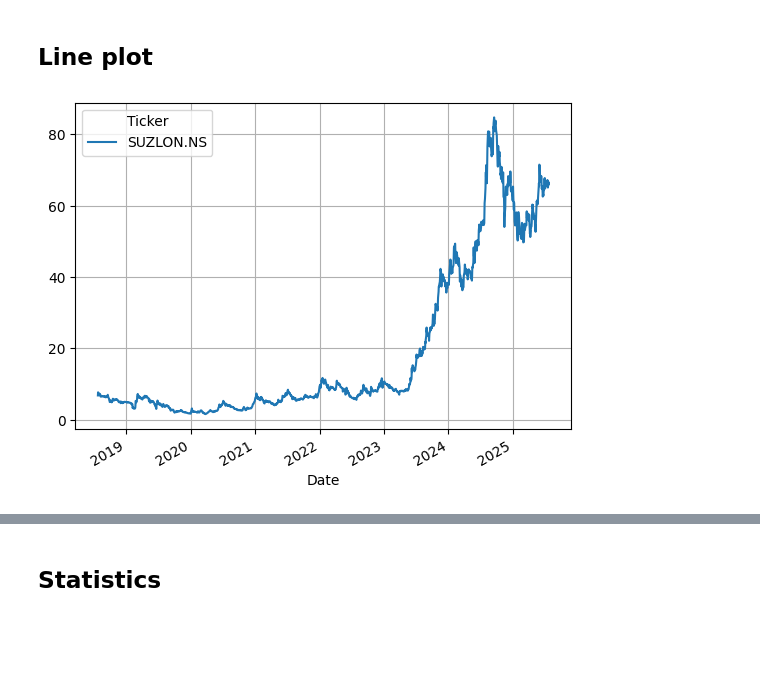
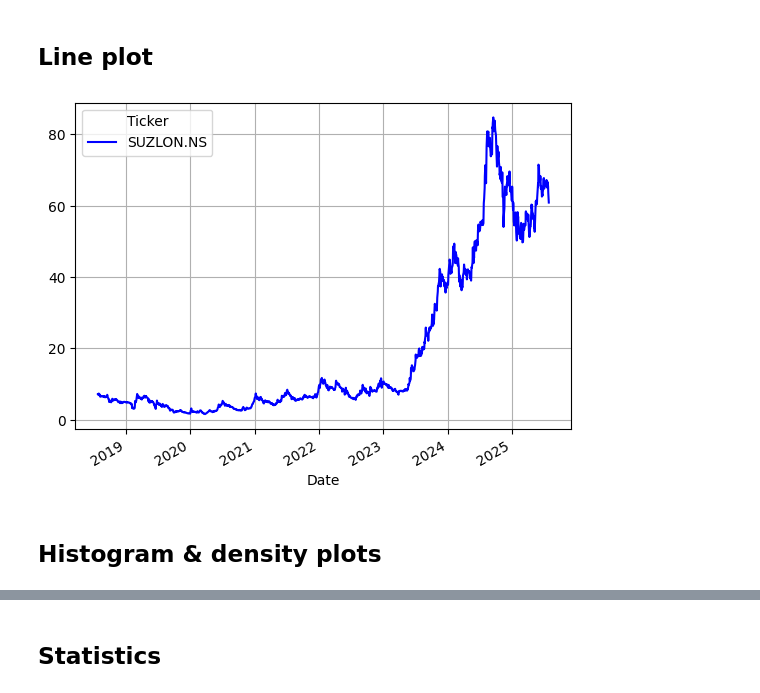
Before and after one commit to saritmaitra/ARIMA, a Jupyter notebook: ARIMA_1.ipynb, the cells around one changed output, grey strips where cells are left out. Drawn from its saved outputs; the diff is of its cells as text; code cells hidden in the pictures; blank space fills up the shorter version.

```diff
--- a/ARIMA_1.ipynb
+++ b/ARIMA_1.ipynb
@@ -58,8 +59,10 @@ Name: 2025-07-14 00:00:00, dtype: float64
 # %% [markdown]
 ## **Line plot**
 # %%
-data['Close'].plot()
+data['Close'].plot(color='blue')
 plt.grid()
 plt.show()
 # %% [output]
-[figure, old version]
+[figure, new version]
+# %% [markdown]
+## **Histogram & density plots**
```
Also changed, not shown: parts of 61 cells of this notebook.
